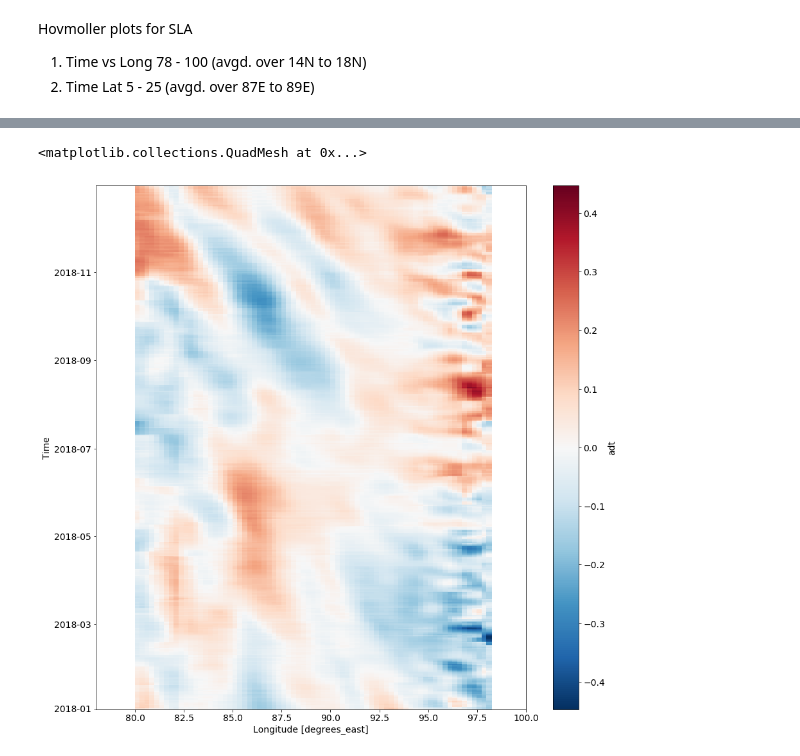
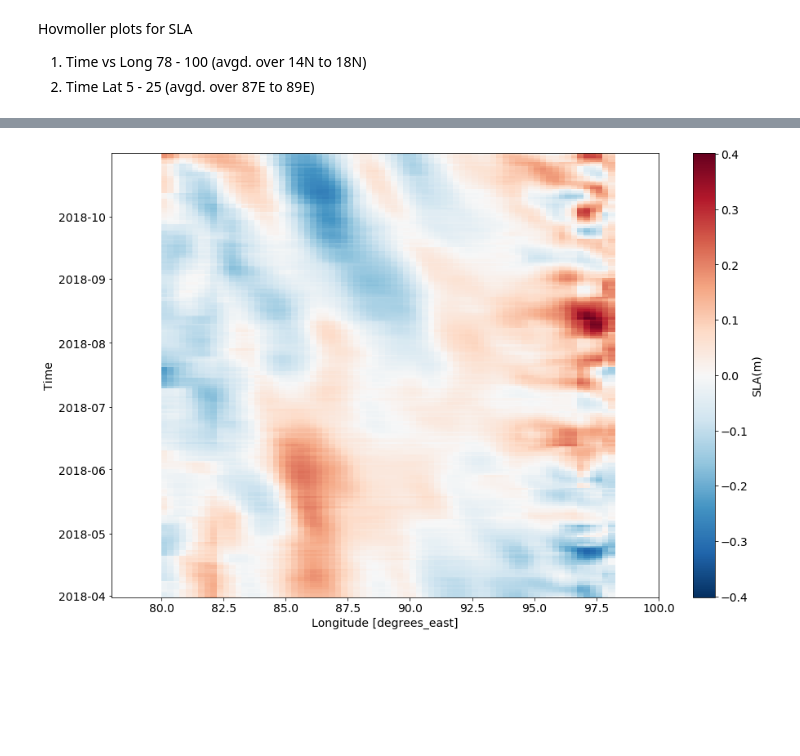
Before and after one commit to adityarn/ICTS_OMMBOB_2019, a Jupyter notebook: Currents_analysis.ipynb, the cells around one changed output, grey strips where cells are left out. Drawn from its saved outputs; the diff is of its cells as text; code cells hidden in the pictures; blank space fills up the shorter version.

```diff
--- a/Currents_analysis.ipynb
+++ b/Currents_analysis.ipynb
@@ -206,6 +172,10 @@ Coordinates:
+# %%
+sla_anom.name = "SLA(m)"
 # %%
-plt.figure(figsize=(15,15))
-sla_anom.sel(latitude=slice(14, 18)).mean(dim="latitude").plot()
+plt.figure(figsize=(15,10))
+#ax = plt.subplot(projection = crs.PlateCarree())
+sla_anom_plt = sla_anom.sel(latitude=slice(14, 18), time=slice("2018-04-01", "2018-10-31")).mean(dim="latitude").plot()
+#plt.colorbar(sla_anom_plt)
+plt.show()
 # %% [output]
-<matplotlib.collections.QuadMesh at 0x...>
-[figure, old version]
+[figure, new version]
```
Also changed, not shown: parts of 11 cells of this notebook.
